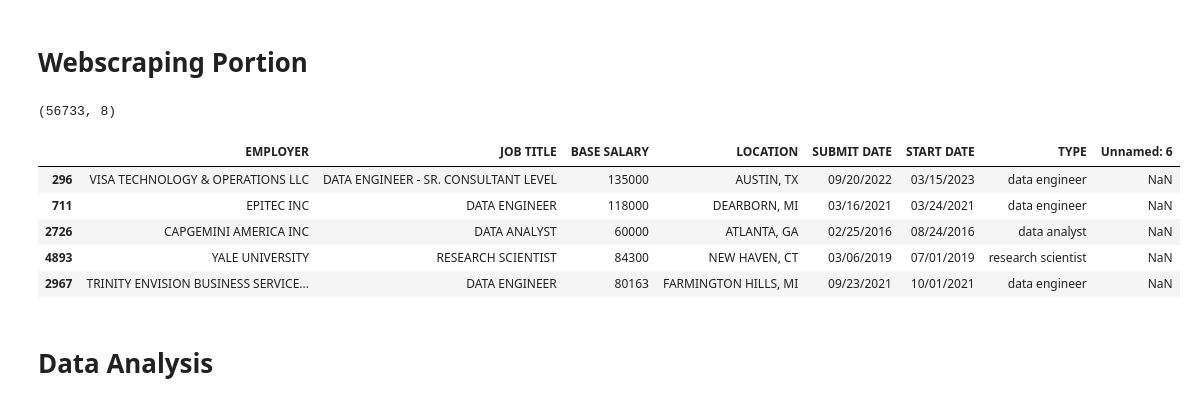
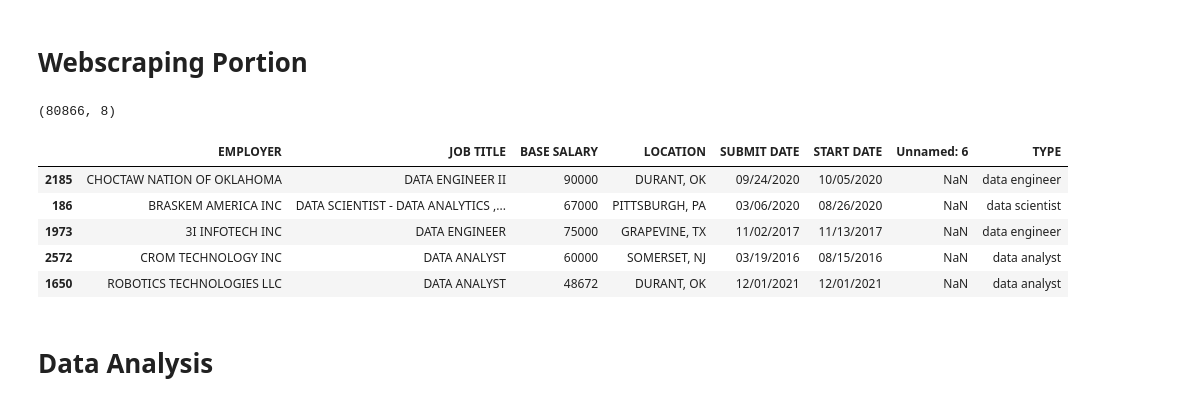
Before and after one commit to saltedpotato/QF632_Project, a Jupyter notebook: Part2.ipynb, the cells around one changed output. Saved outputs shown, nothing was run; the diff lists cells and outputs as text; code cells hidden in the pictures.

```diff
--- a/Part2.ipynb
+++ b/Part2.ipynb
@@ -19,34 +19,41 @@ sample_data_c = pd.read_csv("Data/QF632_Project_2_c.csv")
 sample_data_d = pd.read_csv("Data/Glassdoor_Salary_Cleaned_Version.csv")
 # %%
 base_url = "https://h1bdata.info/index.php?em=&job=data+scientist&city=&year=all+years"
-roles = ["data scientists", "data analyst", "data storytellers", "data insights", "research scientist", "business data analyst",
+roles = ["data scientist", "data analyst", "data storyteller", "data insights", "research scientist", "business data analyst",
         "data analytics", "data engineer", "machine learning", "ml engineer", "ai architect"]
 
 all_df = pd.DataFrame()
 for role in roles:
     job = "+".join(role.split(" "))
     url = base_url + "/index.php?em=&job=" + job + "&city=&year=all+years"
-    dfs_base = pd.read_html(url)
+    try:
+        dfs_base = pd.read_html(url)
+    except:
+        continue
 
     # to include all other variations, add a '&'
     url = base_url + "/index.php?em=&job=" + job + "+&&city=&year=all+years"
-    dfs_var = pd.read_html(url)
+
+    try:
+        dfs_var = pd.read_html(url)
+    except:
+        continue
 
     temp_df = pd.concat([dfs_base[0], dfs_var[0]])
     temp_df["TYPE"] = role
 
     all_df = pd.concat([all_df, temp_df])
 
 print(all_df.shape)
 all_df.sample(5)
 # %% [output]
-(56733, 8)
+(80866, 8)
-|  | EMPLOYER | JOB TITLE | BASE SALARY | LOCATION | SUBMIT DATE | START DATE | TYPE | Unnamed: 6 |
-| 296 | VISA TECHNOLOGY & OPERATIONS LLC | DATA ENGINEER - SR. CONSULTANT LEVEL | 135000 | AUSTIN, TX | 09/20/2022 | 03/15/2023 | data engineer | NaN |
-| 711 | EPITEC INC | DATA ENGINEER | 118000 | DEARBORN, MI | 03/16/2021 | 03/24/2021 | data engineer | NaN |
-| 2726 | CAPGEMINI AMERICA INC | DATA ANALYST | 60000 | ATLANTA, GA | 02/25/2016 | 08/24/2016 | data analyst | NaN |
-| 4893 | YALE UNIVERSITY | RESEARCH SCIENTIST | 84300 | NEW HAVEN, CT | 03/06/2019 | 07/01/2019 | research scientist | NaN |
-| 2967 | TRINITY ENVISION BUSINESS SERVICE... | DATA ENGINEER | 80163 | FARMINGTON HILLS, MI | 09/23/2021 | 10/01/2021 | data engineer | NaN |
+|  | EMPLOYER | JOB TITLE | BASE SALARY | LOCATION | SUBMIT DATE | START DATE | Unnamed: 6 | TYPE |
+| 2185 | CHOCTAW NATION OF OKLAHOMA | DATA ENGINEER II | 90000 | DURANT, OK | 09/24/2020 | 10/05/2020 | NaN | data engineer |
+| 186 | BRASKEM AMERICA INC | DATA SCIENTIST - DATA ANALYTICS ,... | 67000 | PITTSBURGH, PA | 03/06/2020 | 08/26/2020 | NaN | data scientist |
+| 1973 | 3I INFOTECH INC | DATA ENGINEER | 75000 | GRAPEVINE, TX | 11/02/2017 | 11/13/2017 | NaN | data engineer |
+| 2572 | CROM TECHNOLOGY INC | DATA ANALYST | 60000 | SOMERSET, NJ | 03/19/2016 | 08/15/2016 | NaN | data analyst |
+| 1650 | ROBOTICS TECHNOLOGIES LLC | DATA ANALYST | 48672 | DURANT, OK | 12/01/2021 | 12/01/2021 | NaN | data analyst |
 # %% [markdown]
 # Data Analysis
 # %%
```
Also changed, not shown: parts of 13 cells of this notebook.
